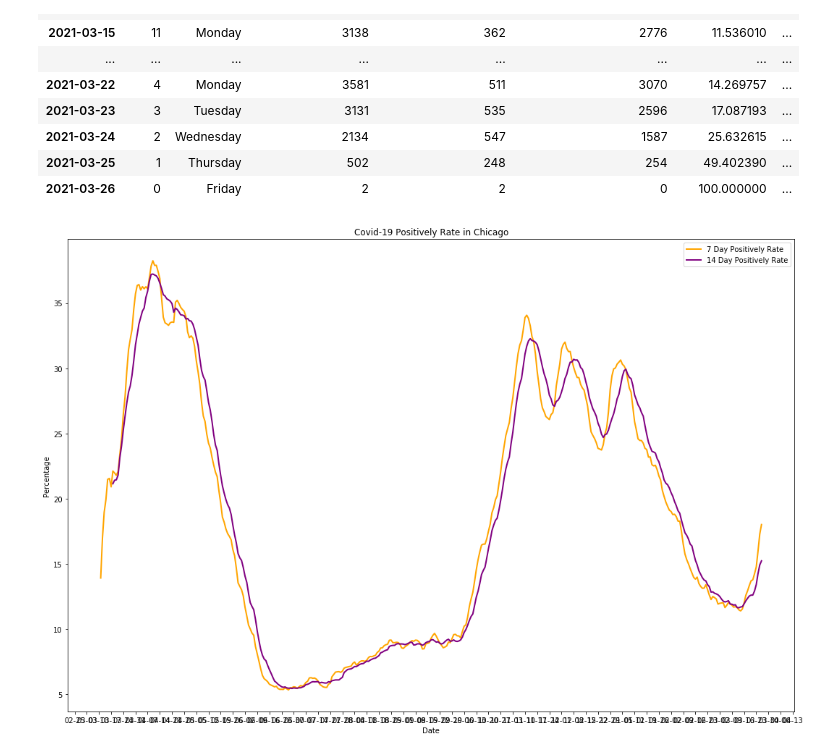
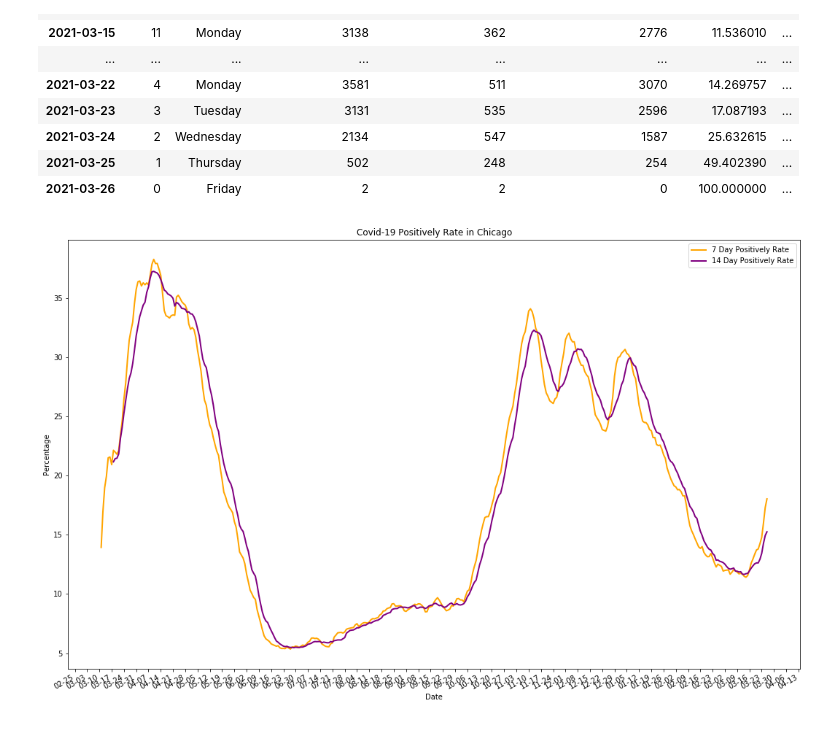
Before and after one commit to Chthonic09/ChicagoCoronaData, a Jupyter notebook: Chicago Corona.ipynb, the cells around one changed output. Cells and saved outputs as stored; diff of their text form; code cells hidden in the pictures.

```diff
--- a/Chicago Corona.ipynb
+++ b/Chicago Corona.ipynb
@@ -162,16 +165,17 @@ positively.tail(21)
 # %%
 fig, ax = plt.subplots(figsize=(18, 12))
 
 ax.plot(positively.index, positively['7 Day Positively Rate'], linewidth=2, color='orange', label='7 Day Positively Rate')
 ax.plot(positively.index, positively['14 Day Positively Rate'], linewidth=2, color='purple', label='14 Day Positively Rate')
 
 ax.xaxis.set_major_locator(mdates.WeekdayLocator())
 ax.xaxis.set_major_formatter(mdates.DateFormatter('%m-%d'))
 
 ax.set_xlabel('Date')
 ax.set_ylabel('Percentage')
 ax.set_title('Covid-19 Positively Rate in Chicago')
 ax.legend()
+fig.autofmt_xdate()
 plt.show()
 # %% [output]
-[figure, old version]
+[figure, new version]
```
Also changed, not shown: parts of 4 cells of this notebook, 1 other file.
